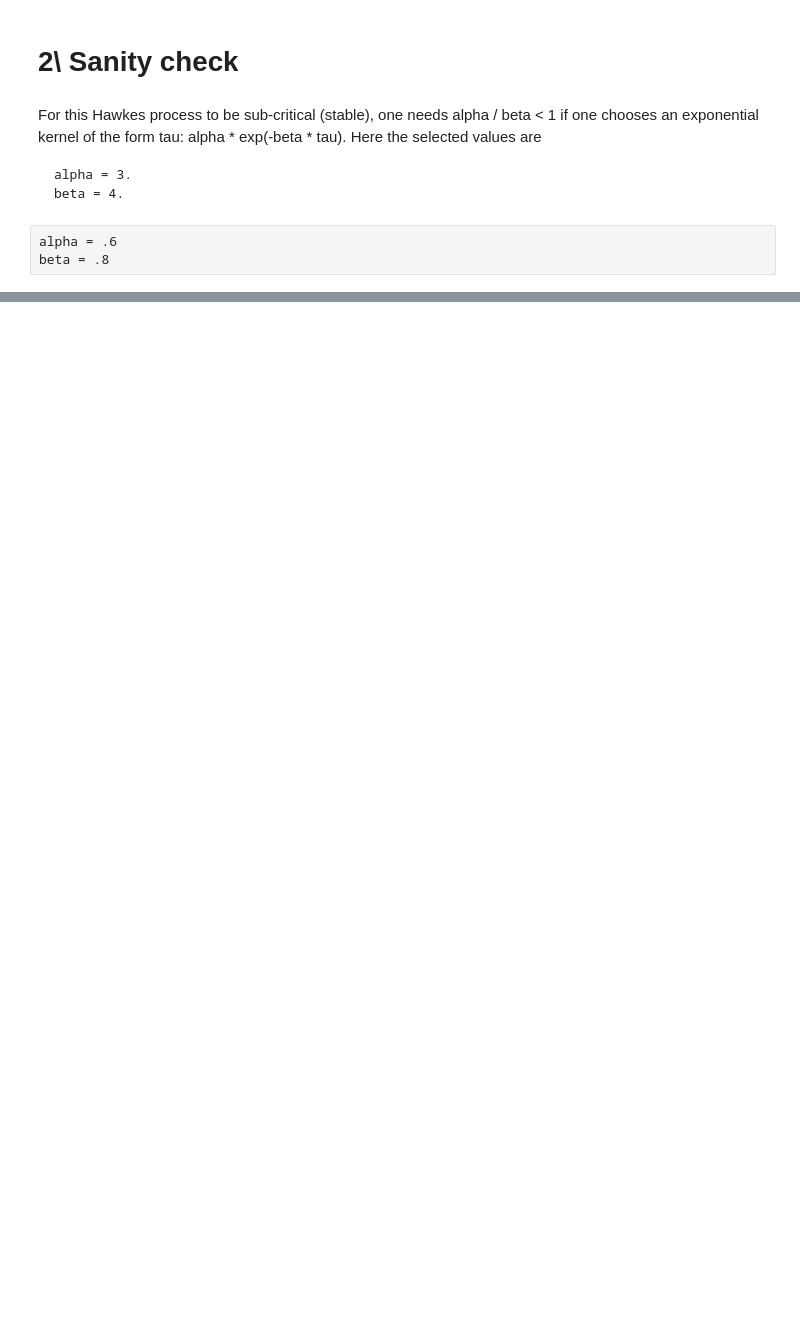
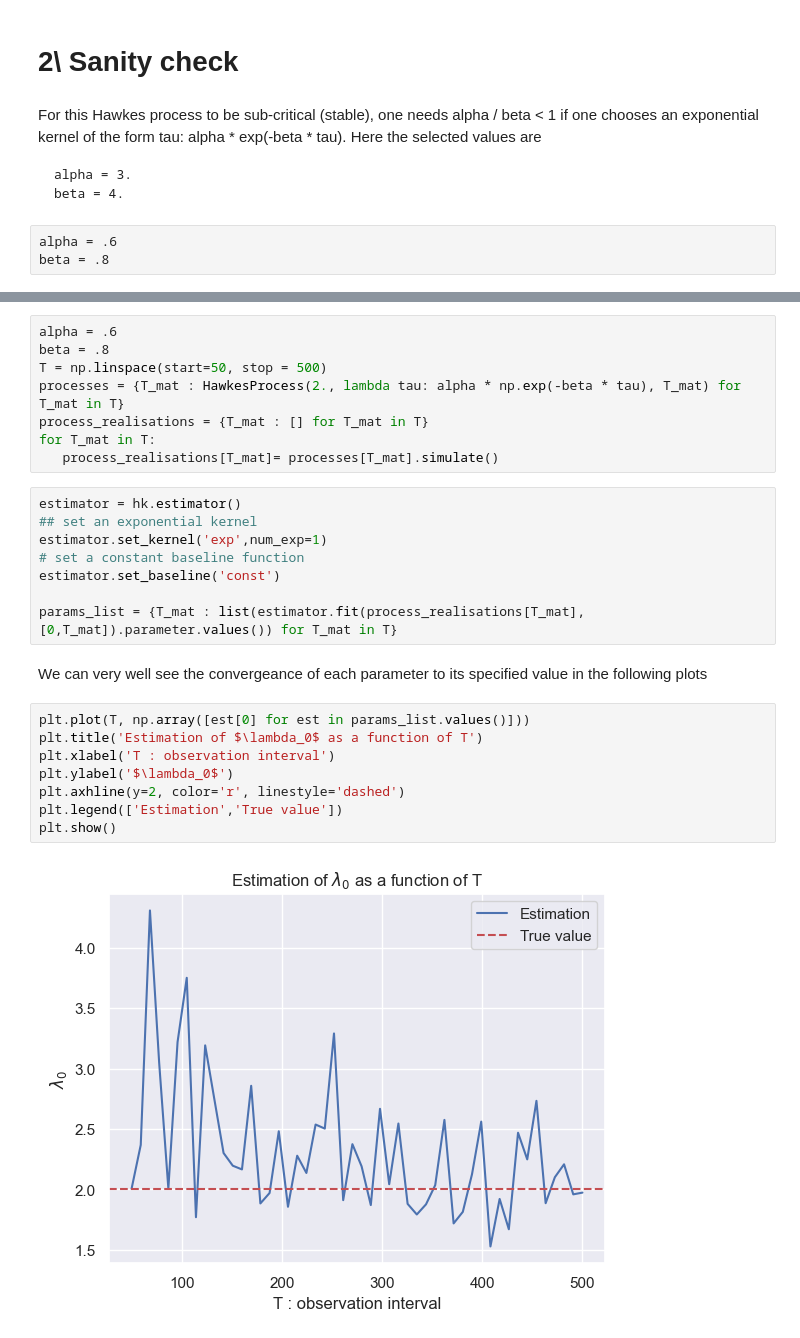
Before and after one commit to adriens63/labs, a Jupyter notebook: DHF-LAB4-ELJEILANY-SERVIERE.ipynb, the cells around one changed output, grey strips where cells are left out. Saved outputs shown, nothing was run; the diff lists cells and outputs as text; blank space fills up the shorter version.

```diff
--- a/DHF-LAB4-ELJEILANY-SERVIERE.ipynb
+++ b/DHF-LAB4-ELJEILANY-SERVIERE.ipynb
@@ -174,0 +241,28 @@ No artists with labels found to put in legend.  Note that artists whose label st
+# %%
+alpha = .6
+beta = .8
+T = np.linspace(start=50, stop = 500)
+processes = {T_mat : HawkesProcess(2., lambda tau: alpha * np.exp(-beta * tau), T_mat) for T_mat in T}
+process_realisations = {T_mat : [] for T_mat in T}
+for T_mat in T:
+   process_realisations[T_mat]= processes[T_mat].simulate()
+# %%
+estimator = hk.estimator()
+## set an exponential kernel
+estimator.set_kernel('exp',num_exp=1)
+# set a constant baseline function
+estimator.set_baseline('const')
+
+params_list = {T_mat : list(estimator.fit(process_realisations[T_mat],[0,T_mat]).parameter.values()) for T_mat in T}
+# %% [markdown]
+We can very well see the convergeance of each parameter to its specified value in the following plots
+# %%
+plt.plot(T, np.array([est[0] for est in params_list.values()]))
+plt.title('Estimation of $\lambda_0$ as a function of T')
+plt.xlabel('T : observation interval')
+plt.ylabel('$\lambda_0$')
+plt.axhline(y=2, color='r', linestyle='dashed')
+plt.legend(['Estimation','True value'])
+plt.show()
+# %% [output]
+[figure, added]
```
Also changed, not shown: parts of 18 cells of this notebook, 1 other file.
